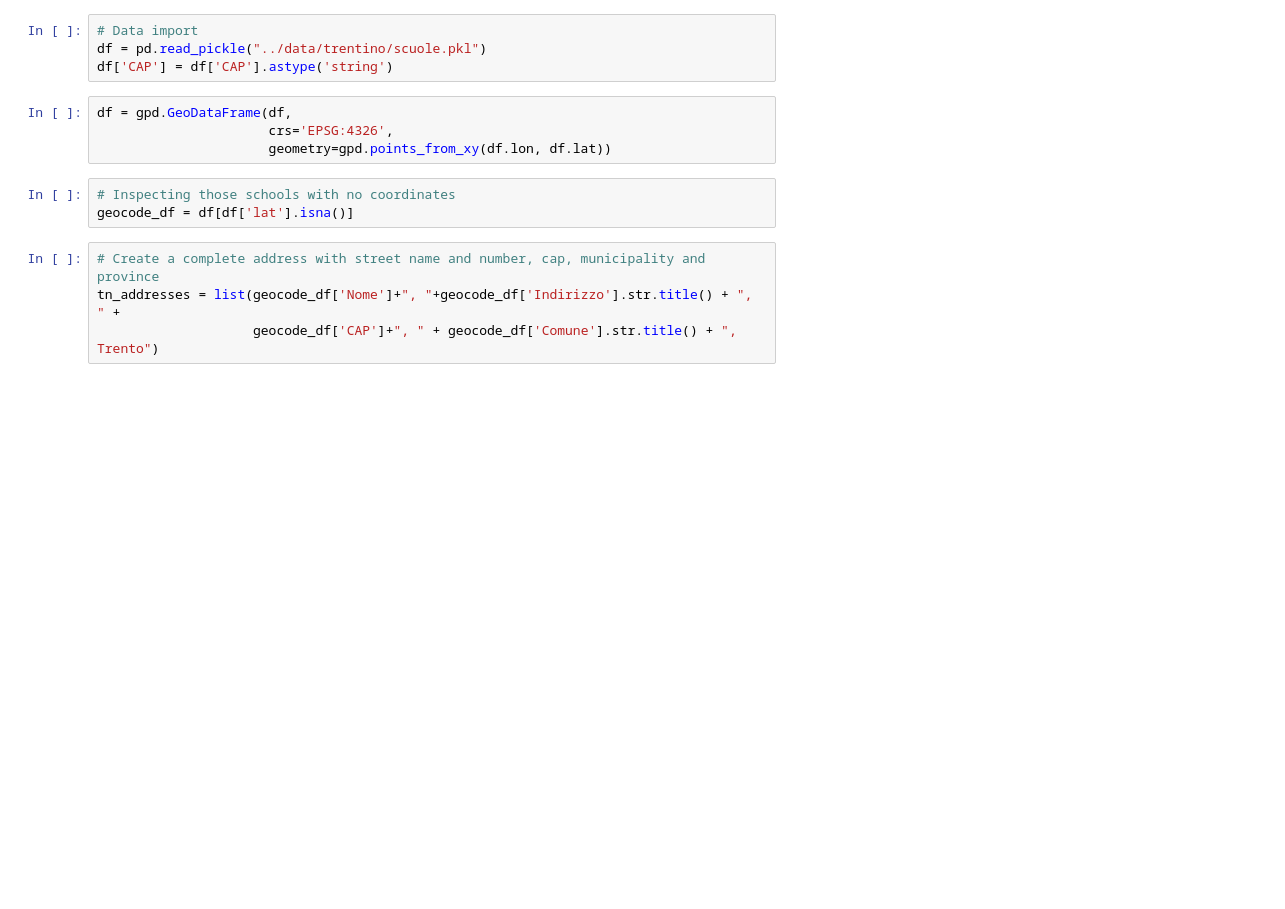
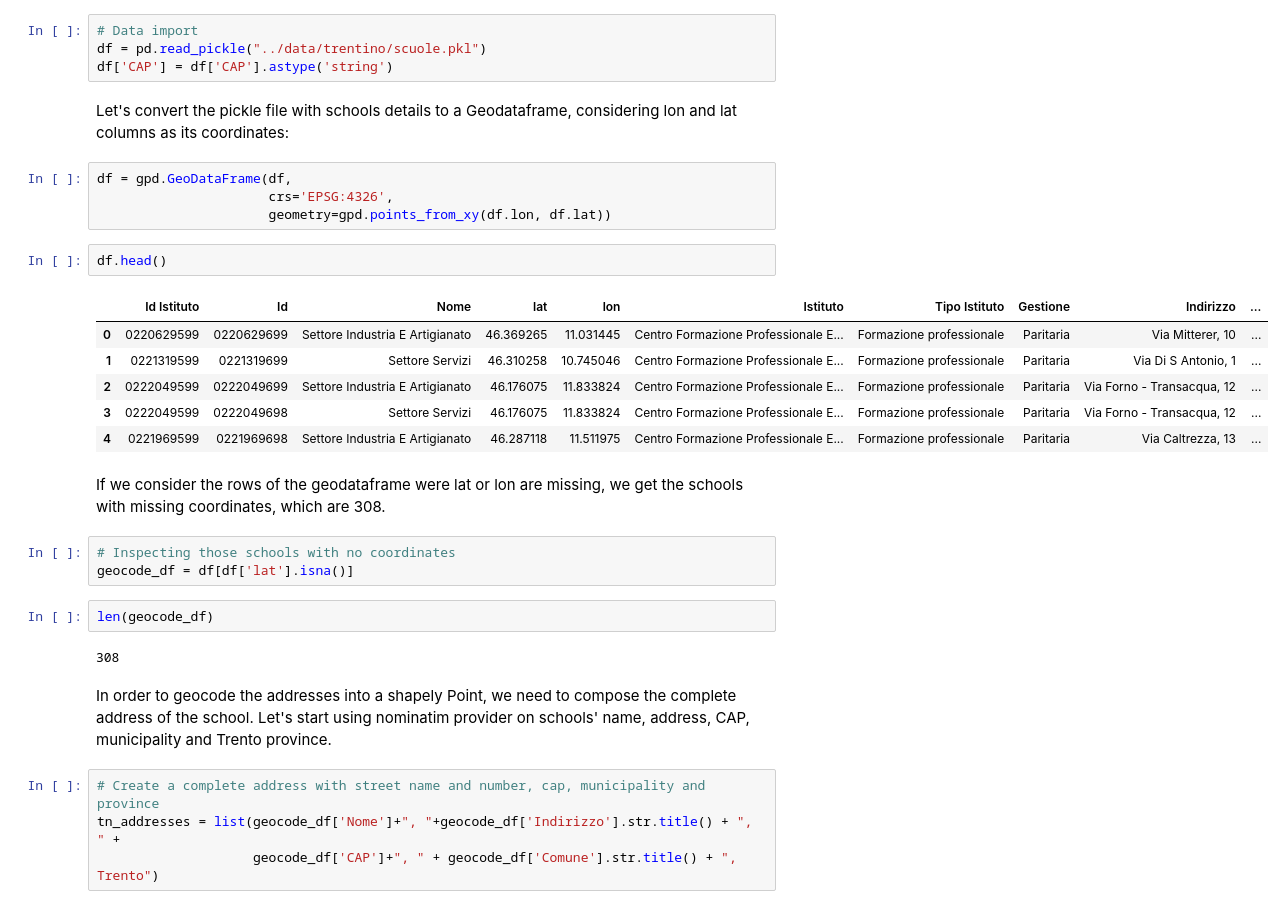
Before and after one commit to AuroraArctic/TrentinoSchools, a Jupyter notebook: src/02-geocoding.ipynb, the cells around one changed output. Cells and saved outputs as stored; diff of their text form; blank space fills up the shorter version.

```diff
--- a/src/02-geocoding.ipynb
+++ b/src/02-geocoding.ipynb
@@ -6,13 +10,32 @@ import pandas as pd
 # Data import
 df = pd.read_pickle("../data/trentino/scuole.pkl")
 df['CAP'] = df['CAP'].astype('string')
+# %% [markdown]
+Let's convert the pickle file with schools details to a Geodataframe, considering lon and lat columns as its coordinates:
 # %%
 df = gpd.GeoDataFrame(df,
                       crs='EPSG:4326',
                       geometry=gpd.points_from_xy(df.lon, df.lat))
+# %%
+df.head()
+# %% [output]
+|  | Id Istituto | Id | Nome | lat | lon | Istituto | Tipo Istituto | Gestione | Indirizzo | ... |
+| 0 | 0220629599 | 0220629699 | Settore Industria E Artigianato | 46.369265 | 11.031445 | Centro Formazione Professionale E... | Formazione professionale | Paritaria | Via Mitterer, 10 | ... |
+| 1 | 0221319599 | 0221319699 | Settore Servizi | 46.310258 | 10.745046 | Centro Formazione Professionale E... | Formazione professionale | Paritaria | Via Di S Antonio, 1 | ... |
+| 2 | 0222049599 | 0222049699 | Settore Industria E Artigianato | 46.176075 | 11.833824 | Centro Formazione Professionale E... | Formazione professionale | Paritaria | Via Forno - Transacqua, 12 | ... |
+| 3 | 0222049599 | 0222049698 | Settore Servizi | 46.176075 | 11.833824 | Centro Formazione Professionale E... | Formazione professionale | Paritaria | Via Forno - Transacqua, 12 | ... |
+| 4 | 0221969599 | 0221969698 | Settore Industria E Artigianato | 46.287118 | 11.511975 | Centro Formazione Professionale E... | Formazione professionale | Paritaria | Via Caltrezza, 13 | ... |
+# %% [markdown]
+If we consider the rows of the geodataframe were lat or lon are missing, we get the schools with missing coordinates, which are 308.
 # %%
 # Inspecting those schools with no coordinates
 geocode_df = df[df['lat'].isna()]
+# %%
+len(geocode_df)
+# %% [output]
+308
+# %% [markdown]
+In order to geocode the addresses into a shapely Point, we need to compose the complete address of the school. Let's start using nominatim provider on schools' name, address, CAP, municipality and Trento province.
 # %%
 # Create a complete address with street name and number, cap, municipality and province
 tn_addresses = list(geocode_df['Nome']+", "+geocode_df['Indirizzo'].str.title() + ", " +
```
Also changed, not shown: parts of 20 cells of this notebook, 21 other files.
